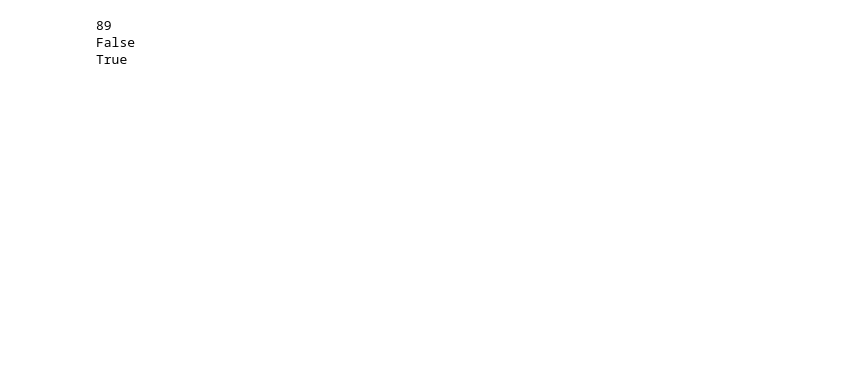
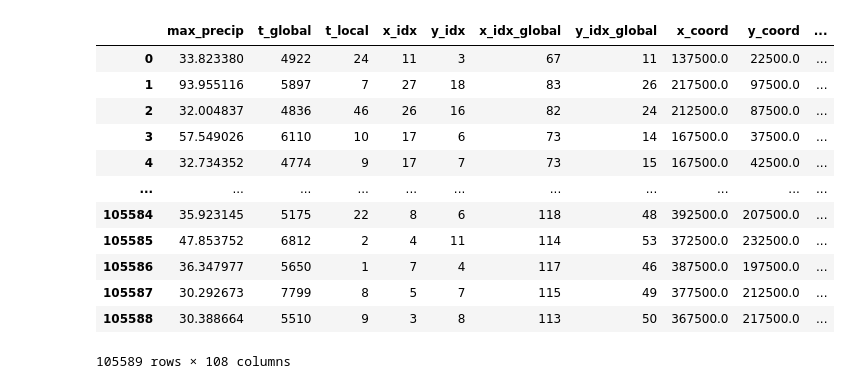
Before and after one commit to masher92/FutureFlood, a Jupyter notebook: ProcessEvents/3.JoinAllCatchmentResults.ipynb, the cells around one changed output. Drawn from its saved outputs; the diff is of its cells as text; code cells hidden in the pictures; blank space fills up the shorter version.

```diff
--- a/ProcessEvents/3.JoinAllCatchmentResults.ipynb
+++ b/ProcessEvents/3.JoinAllCatchmentResults.ipynb
@@ -14,19 +24,36 @@ from config import CATCHMENT_LOOKUP_DICT, OUT_DIR # MOLLY_DIR_FF, RAINFALL_CSV_D
+# %%
+tes = pd.read_pickle(f"/scratch/hydro4/users/kv25483/FutureFlood/Data/{event_details_fp}/all_catchments_added_soilvars_and_othervars.pkl")
+tes
+# %% [output]
+|  | max_precip | t_global | t_local | x_idx | y_idx | x_idx_global | y_idx_global | x_coord | y_coord | ... |
+| 0 | 33.823380 | 4922 | 24 | 11 | 3 | 67 | 11 | 137500.0 | 22500.0 | ... |
+| 1 | 93.955116 | 5897 | 7 | 27 | 18 | 83 | 26 | 217500.0 | 97500.0 | ... |
+| 2 | 32.004837 | 4836 | 46 | 26 | 16 | 82 | 24 | 212500.0 | 87500.0 | ... |
+| 3 | 57.549026 | 6110 | 10 | 17 | 6 | 73 | 14 | 167500.0 | 37500.0 | ... |
+| 4 | 32.734352 | 4774 | 9 | 17 | 7 | 73 | 15 | 167500.0 | 42500.0 | ... |
+| ... | ... | ... | ... | ... | ... | ... | ... | ... | ... | ... |
+| 105584 | 35.923145 | 5175 | 22 | 8 | 6 | 118 | 48 | 392500.0 | 207500.0 | ... |
+| 105585 | 47.853752 | 6812 | 2 | 4 | 11 | 114 | 53 | 372500.0 | 232500.0 | ... |
+| 105586 | 36.347977 | 5650 | 1 | 7 | 4 | 117 | 46 | 387500.0 | 197500.0 | ... |
+| 105587 | 30.292673 | 7799 | 8 | 5 | 7 | 115 | 49 | 377500.0 | 212500.0 | ... |
+| 105588 | 30.388664 | 5510 | 9 | 3 | 8 | 113 | 50 | 367500.0 | 217500.0 | ... |
+105589 rows × 108 columns
 # %%
 all_catchments = set(CATCHMENT_LOOKUP_DICT.keys())
 
 catchments_with_flood_output = []
 for catchment_num in all_catchments:
     catchment_name = CATCHMENT_LOOKUP_DICT[catchment_num]
-    fp = f"/scratch/hydro4/users/kv25483/FutureFlood/Data/EventDetails/Catchment_{catchment_num}/{catchment_name}.pkl"
-    flood_fp = f"/scratch/hydro4/users/kv25483/FutureFlood/Data/PluvialResults/5km_total/Catchment_{catchment_num}/Ens01_{catchment_num}/10cm/flooded_area_5km_total_Ens01_{catchment_num}_10cm.nc"
+    fp = f"/scratch/hydro4/users/kv25483/FutureFlood/Data/{event_details_fp}/Catchment_{catchment_num}/{catchment_name}.pkl"
+    fp2 = f"/scratch/hydro4/users/kv25483/FutureFlood/Data/{event_details_fp}/Catchment_{catchment_num}/{catchment_name}_new.pkl"
+    flood_fp = f"/scratch/hydro4/users/kv25483/FutureFlood/Data/PluvialResults/{flood_5km_results_fp}/Catchment_{catchment_num}/Ens01_{catchment_num}/10cm/flooded_area_5km_total_Ens01_{catchment_num}_10cm.nc"
 
-    if os.path.isfile(flood_fp) and os.path.isfile(fp):
+    if os.path.isfile(flood_fp) and (os.path.isfile(fp) or os.path.isfile(fp2)):
         catchments_with_flood_output.append(catchment_num)
     else:
-        print(catchment_num)
-        print(os.path.isfile(fp))
-        print(os.path.isfile(flood_fp))
+        pass
+        #print(catchment_num)
+        #print(os.path.isfile(fp))
+        #print(os.path.isfile(flood_fp))
+
+# catchments_with_flood_output  = ['40', '23', '105']
-# %% [output]
-89
-False
-True
```
Also changed, not shown: parts of 25 cells of this notebook, 29 other files.
